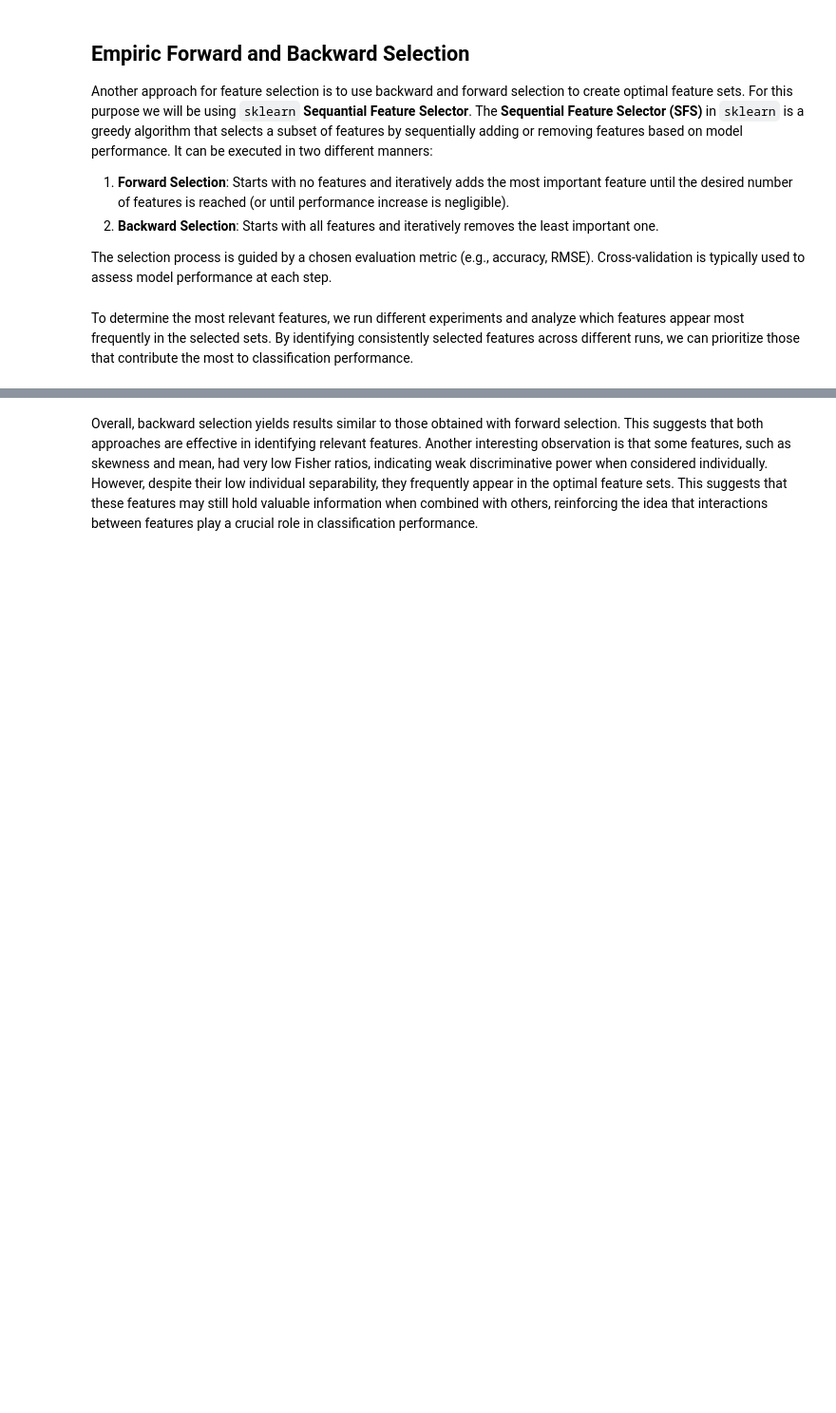
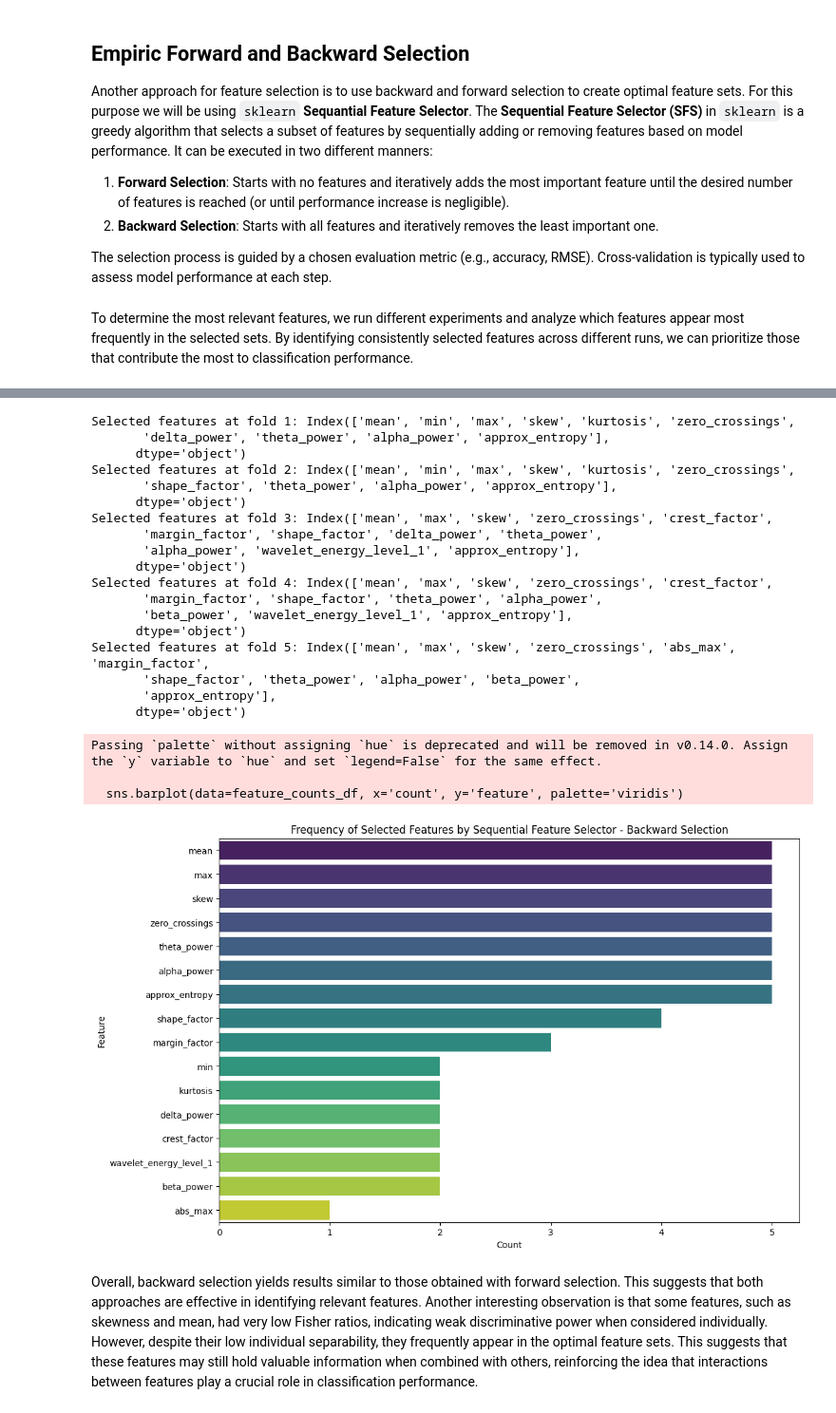
Before and after one commit to xterm99/kaggle-epileptic-seizure-recognition, a Jupyter notebook: 3_Feature_selection.ipynb, the cells around one changed output, grey strips where cells are left out. Shown at 95% size. Drawn from its saved outputs; the diff is of its cells as text; code cells hidden in the pictures; blank space fills up the shorter version.

```diff
--- a/3_Feature_selection.ipynb
+++ b/3_Feature_selection.ipynb
@@ -491,27 +515,55 @@ plt.show()
 # %%
-sfs = SFS(model, k_features="parsimonious", forward=False, floating=True, scoring='f1', cv=3)
+model = SVC(kernel='rbf')
+sfs = SFS(model, k_features="parsimonious", forward=False, floating=True, scoring='f1', cv=5)
 cv = StratifiedKFold(n_splits=5)
 selected_features = []
+
+fold_count=1
 
 for train_index, test_index in cv.split(scaled_features, df_features["y"]):
     X_train, X_test = scaled_features.iloc[train_index], scaled_features.iloc[test_index]
     y_train, y_test = df_features["y"].iloc[train_index], df_features["y"].iloc[test_index]
 
     sfs.fit(X_train, y_train)
-    selected_features.extend(scaled_features.columns[sfs.k_feature_idx_])
+    print(f"Selected features at fold {fold_count}: {scaled_features.columns[list(sfs.k_feature_idx_)]}")
+    selected_features.extend(scaled_features.columns[list(sfs.k_feature_idx_)])
+    fold_count+=1
 
 # Count and plot the frequency of selected features
 feature_counts = Counter(selected_features)
 feature_counts_df = pd.DataFrame.from_dict(feature_counts, orient='index', columns=['count']).reset_index()
 feature_counts_df.rename(columns={'index': 'feature'}, inplace=True)
 feature_counts_df.sort_values(by='count', ascending=False, inplace=True)
 
 plt.figure(figsize=(12, 8))
 sns.barplot(data=feature_counts_df, x='count', y='feature', palette='viridis')
 plt.title('Frequency of Selected Features by Sequential Feature Selector - Backward Selection')
 plt.xlabel('Count')
 plt.ylabel('Feature')
 plt.show()
+# %% [output]
+Selected features at fold 1: Index(['mean', 'min', 'max', 'skew', 'kurtosis', 'zero_crossings',
+       'delta_power', 'theta_power', 'alpha_power', 'approx_entropy'],
+      dtype='object')
+Selected features at fold 2: Index(['mean', 'min', 'max', 'skew', 'kurtosis', 'zero_crossings',
+       'shape_factor', 'theta_power', 'alpha_power', 'approx_entropy'],
+      dtype='object')
+Selected features at fold 3: Index(['mean', 'max', 'skew', 'zero_crossings', 'crest_factor',
+       'margin_factor', 'shape_factor', 'delta_power', 'theta_power',
+       'alpha_power', 'wavelet_energy_level_1', 'approx_entropy'],
+      dtype='object')
+Selected features at fold 4: Index(['mean', 'max', 'skew', 'zero_crossings', 'crest_factor',
+       'margin_factor', 'shape_factor', 'theta_power', 'alpha_power',
+       'beta_power', 'wavelet_energy_level_1', 'approx_entropy'],
+      dtype='object')
+Selected features at fold 5: Index(['mean', 'max', 'skew', 'zero_crossings', 'abs_max', 'margin_factor',
+       'shape_factor', 'theta_power', 'alpha_power', 'beta_power',
+       'approx_entropy'],
+      dtype='object')
+Passing `palette` without assigning `hue` is deprecated and will be removed in v0.14.0. Assign the `y` variable to `hue` and set `legend=False` for the same effect.
+
+  sns.barplot(data=feature_counts_df, x='count', y='feature', palette='viridis')
+[figure, added]
 # %% [markdown]
 Overall, backward selection yields results similar to those obtained with forward selection. This suggests that both approaches are effective in identifying relevant features. Another interesting observation is that some features, such as skewness and mean, had very low Fisher ratios, indicating weak discriminative power when considered individually. However, despite their low individual separability, they frequently appear in the optimal feature sets. This suggests that these features may still hold valuable information when combined with others, reinforcing the idea that interactions between features play a crucial role in classification performance.
 # %% [markdown]
```
Also changed, not shown: parts of 1 cell of this notebook, 1 other file.
